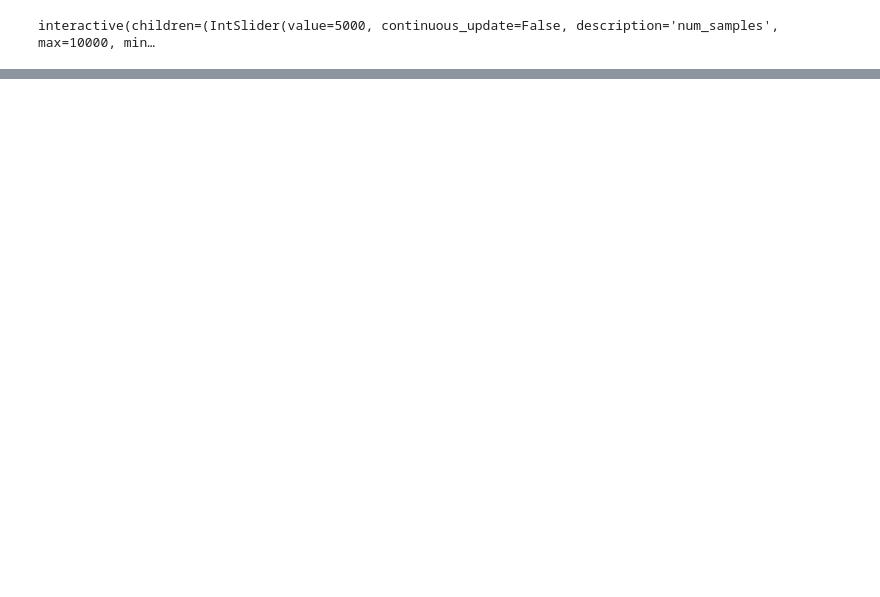
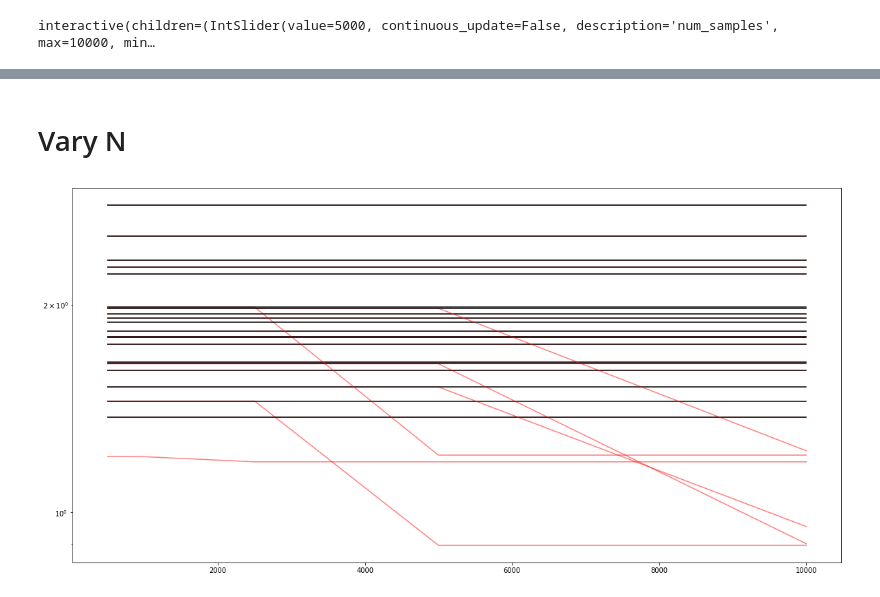
Before and after one commit to mpilosov/ConsistentBayes, a Jupyter notebook: examples/Underdetermined.ipynb, the cells around one changed output, grey strips where cells are left out. Cells and saved outputs as stored; diff of their text form; code cells hidden in the pictures; blank space fills up the shorter version.

```diff
--- a/examples/Underdetermined.ipynb
+++ b/examples/Underdetermined.ipynb
@@ -139,0 +223,32 @@ interactive(children=(IntSlider(value=5000, continuous_update=False, description
+# %% [markdown]
+# Vary N
+# %%
+plt.figure(figsize=(20,10))
+seed_list = np.random.randint(2,1E4,num_repeats)
+for seed in seed_list:
+    map_error = []
+    map_error_analytical = []
+    mud_error = []
+    for N in N_list:
+        D = solve_problem(num_samples = N,
+                num_observations = M,
+                alpha = 0.5,
+                beta = -0.25,
+                data_val = -1,
+                data_std = 0.1,
+                prior_std_1 = prior_std_1,
+                prior_std_2 = prior_std_2,
+                seed=seed,
+                plot=False)
+        map_error.append(D['map_error'])
+        map_error_analytical.append(D['map_error_analytical'])
+        mud_error.append(D['mud_error'])
+    plt.plot(N_list, map_error, label='Bayesian', c='r', alpha=0.5)
+#     plt.plot(N_list, map_error_analytical, label='Deterministic', c='r', alpha=1)
+    plt.plot(N_list, mud_error, label='Consistent', c='k', alpha=1)
+
+plt.yscale('log')
+# plt.legend()
+plt.show()
+# %% [output]
+[figure, added]
```
Also changed, not shown: parts of 5 cells of this notebook, 1 other file.
